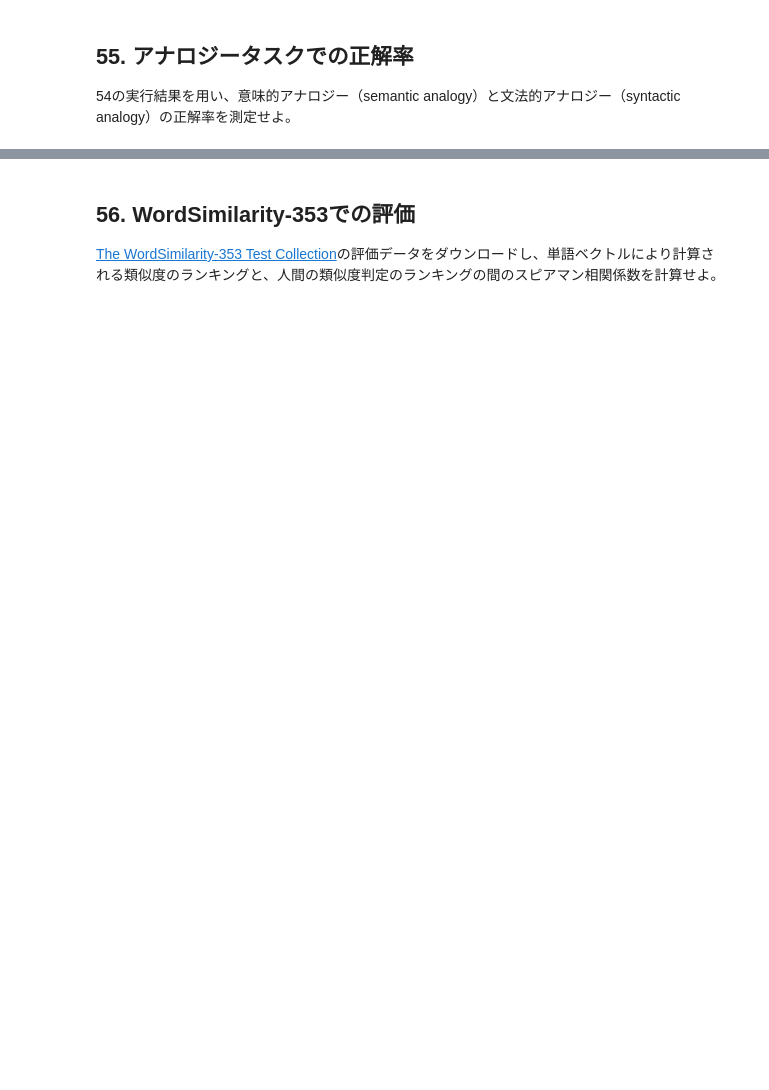
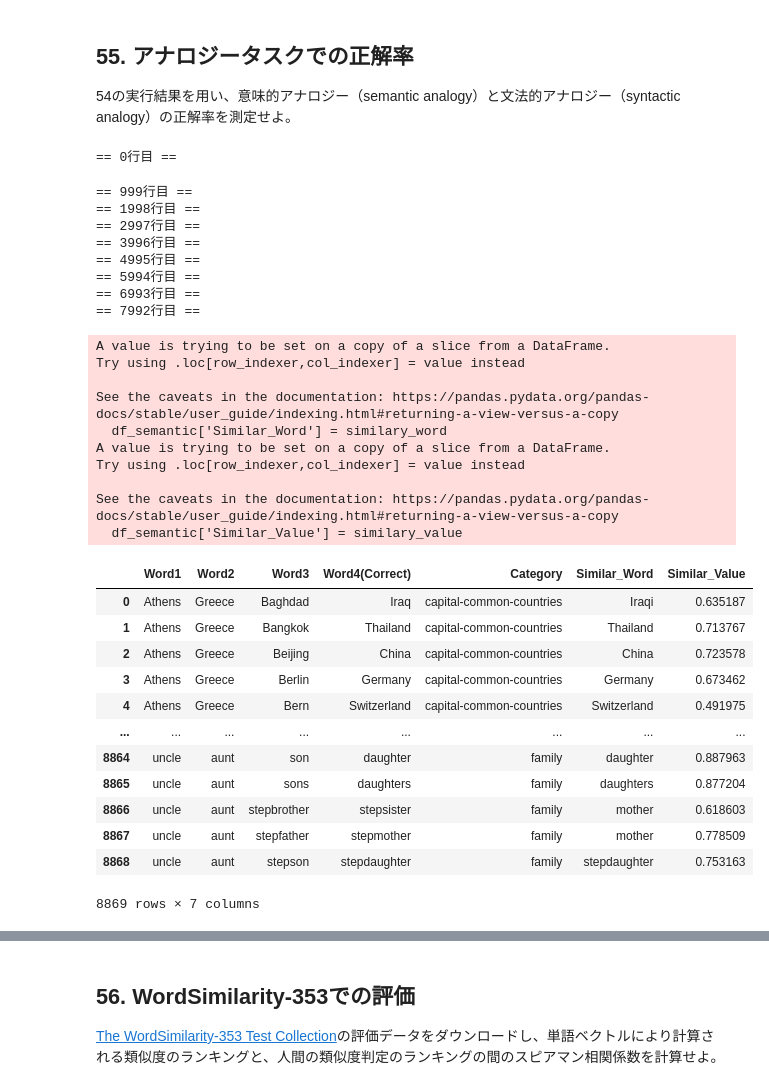
Before and after one commit to tempuraguruguru/nlp, a Jupyter notebook: ja/ch06.ipynb, the cells around one changed output, grey strips where cells are left out. Saved outputs shown, nothing was run; the diff lists cells and outputs as text; code cells hidden in the pictures; blank space fills up the shorter version.

```diff
--- a/ja/ch06.ipynb
+++ b/ja/ch06.ipynb
@@ -26,3 +189,54 @@ Google Newsデータセット（約1,000億単語）での[学習済み単語ベ
 ## 55. アナロジータスクでの正解率
 
 54の実行結果を用い、意味的アナロジー（semantic analogy）と文法的アナロジー（syntactic analogy）の正解率を測定せよ。
+# %%
+df_semantic = df[~df['Category'].str.contains('gram')] # 意味的アナロジー
+
+similary_word = []
+similary_value = []
+for index, row in df_semantic.iterrows():
+  if index % 999 == 0:
+    print(f'== {index}行目 ==')
+  # most_similar_info = model.most_similar(model[row[1]] - model[row[0]] + model[row[2]], topn = 1)[0]
+  most_similar_info = model.most_similar(positive = [row[1], row[2]], negative = [row[0]], topn = 1)[0] # 推奨
+  similary_word.append(most_similar_info[0])
+  similary_value.append(most_similar_info[1])
+
+similary_word = pd.Series(similary_word)
+similary_value = pd.Series(similary_value)
+df_semantic['Similar_Word'] = similary_word
+df_semantic['Similar_Value'] = similary_value
+df_semantic
+# %% [output]
+== 0行目 ==
+== 999行目 ==
+== 1998行目 ==
+== 2997行目 ==
+== 3996行目 ==
+== 4995行目 ==
+== 5994行目 ==
+== 6993行目 ==
+== 7992行目 ==
+A value is trying to be set on a copy of a slice from a DataFrame.
+Try using .loc[row_indexer,col_indexer] = value instead
+
+See the caveats in the documentation: https://pandas.pydata.org/pandas-docs/stable/user_guide/indexing.html#returning-a-view-versus-a-copy
+  df_semantic['Similar_Word'] = similary_word
+A value is trying to be set on a copy of a slice from a DataFrame.
+Try using .loc[row_indexer,col_indexer] = value instead
+
+See the caveats in the documentation: https://pandas.pydata.org/pandas-docs/stable/user_guide/indexing.html#returning-a-view-versus-a-copy
+  df_semantic['Similar_Value'] = similary_value
+|  | Word1 | Word2 | Word3 | Word4(Correct) | Category | Similar_Word | Similar_Value |
+| 0 | Athens | Greece | Baghdad | Iraq | capital-common-countries | Iraqi | 0.635187 |
+| 1 | Athens | Greece | Bangkok | Thailand | capital-common-countries | Thailand | 0.713767 |
+| 2 | Athens | Greece | Beijing | China | capital-common-countries | China | 0.723578 |
+| 3 | Athens | Greece | Berlin | Germany | capital-common-countries | Germany | 0.673462 |
+| 4 | Athens | Greece | Bern | Switzerland | capital-common-countries | Switzerland | 0.491975 |
+| ... | ... | ... | ... | ... | ... | ... | ... |
+| 8864 | uncle | aunt | son | daughter | family | daughter | 0.887963 |
+| 8865 | uncle | aunt | sons | daughters | family | daughters | 0.877204 |
+| 8866 | uncle | aunt | stepbrother | stepsister | family | mother | 0.618603 |
+| 8867 | uncle | aunt | stepfather | stepmother | family | mother | 0.778509 |
+| 8868 | uncle | aunt | stepson | stepdaughter | family | stepdaughter | 0.753163 |
+8869 rows × 7 columns
```
Also changed, not shown: parts of 21 cells of this notebook.
